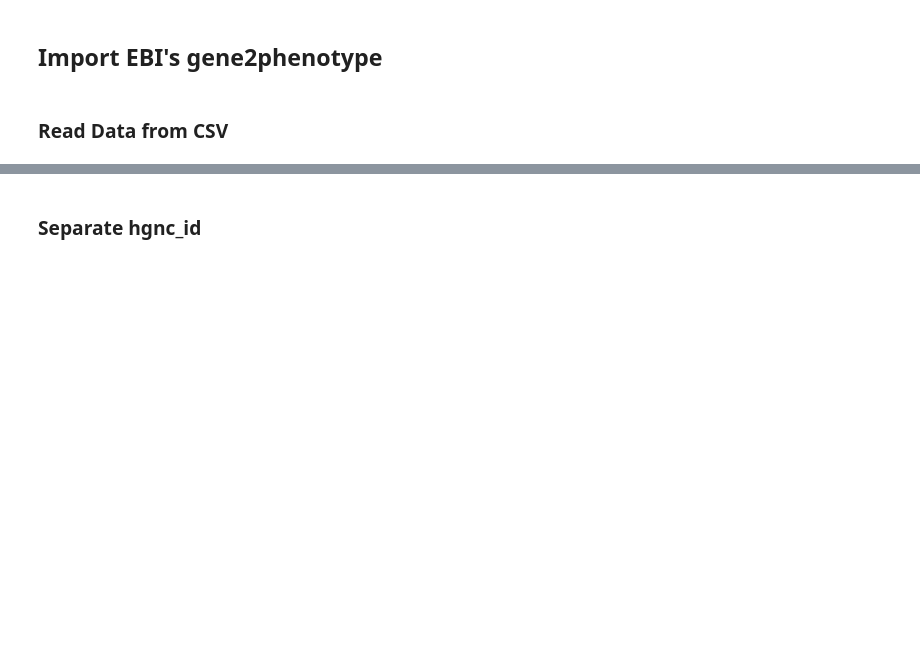
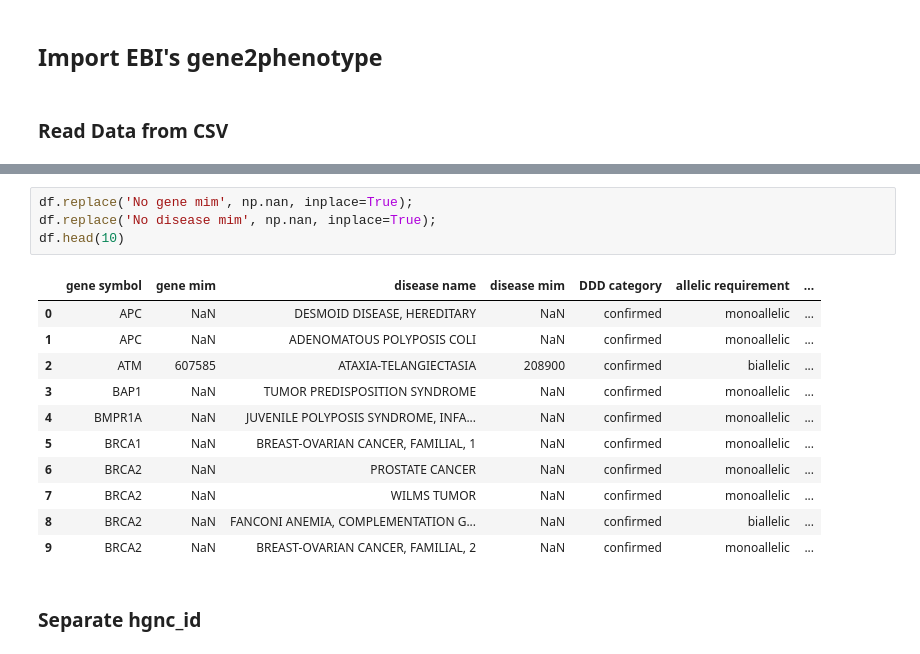
Before and after one commit to erikyao/ebi_data_parser, a Jupyter notebook: Parser.ipynb, the cells around one changed output, grey strips where cells are left out. Cells and saved outputs as stored; diff of their text form; blank space fills up the shorter version.

```diff
--- a/Parser.ipynb
+++ b/Parser.ipynb
@@ -17,3 +58,19 @@ df.head()
+# %%
+df.replace('No gene mim', np.nan, inplace=True);
+df.replace('No disease mim', np.nan, inplace=True);
+df.head(10)
+# %% [output]
+|  | gene symbol | gene mim | disease name | disease mim | DDD category | allelic requirement | ... |
+| 0 | APC | NaN | DESMOID DISEASE, HEREDITARY | NaN | confirmed | monoallelic | ... |
+| 1 | APC | NaN | ADENOMATOUS POLYPOSIS COLI | NaN | confirmed | monoallelic | ... |
+| 2 | ATM | 607585 | ATAXIA-TELANGIECTASIA | 208900 | confirmed | biallelic | ... |
+| 3 | BAP1 | NaN | TUMOR PREDISPOSITION SYNDROME | NaN | confirmed | monoallelic | ... |
+| 4 | BMPR1A | NaN | JUVENILE POLYPOSIS SYNDROME, INFA... | NaN | confirmed | monoallelic | ... |
+| 5 | BRCA1 | NaN | BREAST-OVARIAN CANCER, FAMILIAL, 1 | NaN | confirmed | monoallelic | ... |
+| 6 | BRCA2 | NaN | PROSTATE CANCER | NaN | confirmed | monoallelic | ... |
+| 7 | BRCA2 | NaN | WILMS TUMOR | NaN | confirmed | monoallelic | ... |
+| 8 | BRCA2 | NaN | FANCONI ANEMIA, COMPLEMENTATION G... | NaN | confirmed | biallelic | ... |
+| 9 | BRCA2 | NaN | BREAST-OVARIAN CANCER, FAMILIAL, 2 | NaN | confirmed | monoallelic | ... |
 # %% [markdown]
 ### Separate hgnc_id
 # %%
```
Also changed, not shown: parts of 34 cells of this notebook, 3 other files.
